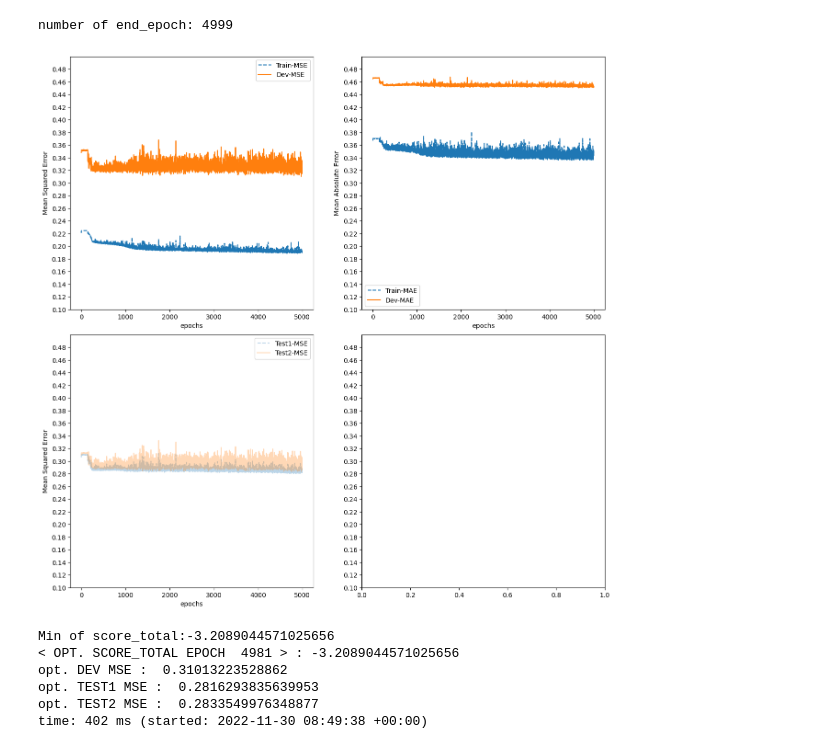
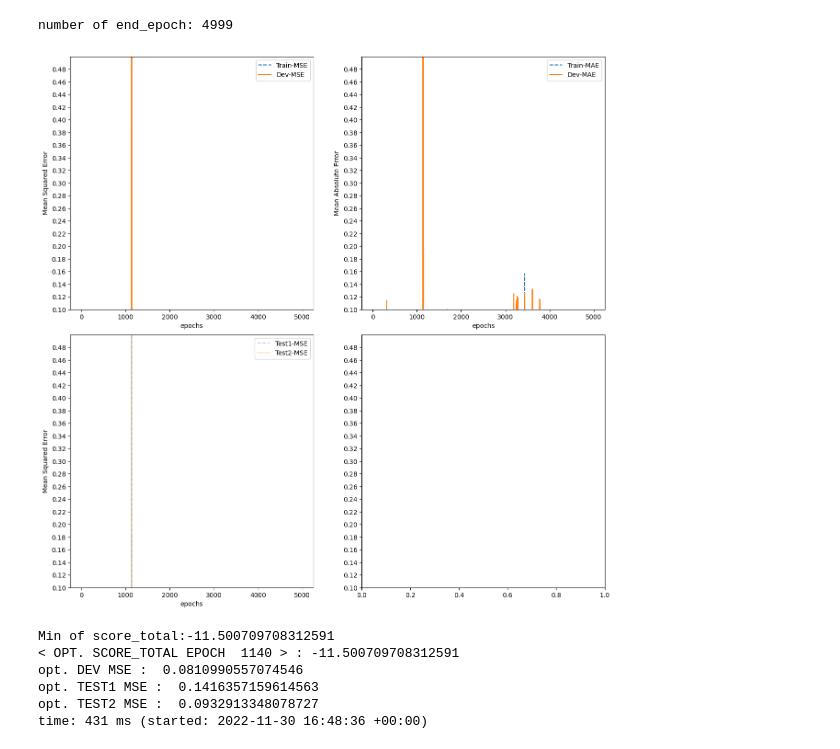
Before and after one commit to theabc50111/ARIMA-LSTM-hybrid-corrcoef-predict, a Jupyter notebook: ywt_library/lstm_weight_evaluation.ipynb, the cells around one changed output. Saved outputs shown, nothing was run; the diff lists cells and outputs as text; code cells hidden in the pictures.

```diff
--- a/ywt_library/lstm_weight_evaluation.ipynb
+++ b/ywt_library/lstm_weight_evaluation.ipynb
@@ -9,7 +9,7 @@ ELBOW = 5
 
 # scores = pd.read_csv("../arima_lstm_hybrid_model_train/results/20220924/Kristian_Senneset_LSTM_hyper_params/sp500_20082017_train_LSTM_evaluation.csv")
 # scores = pd.read_csv("../arima_lstm_hybrid_model_train/results/20221121/sp500_20082017_freq_cluster_test-train_train-kS_hyper_lstm_evaluation.csv")
-scores = pd.read_csv("../arima_lstm_hybrid_model_train/results/sp500_20082017_corr_ser_abs_hrchy_12_cluster-train_train-kS_hyper_lstm_evaluation.csv")
+scores = pd.read_csv("../other_baseline_model/results/20221129/sp500_20082017-train_train-kS_hyper-second_stage_lstm_evaluation.csv")
 mse_columns = ['TRAIN_MSE','DEV_MSE']
 mae_columns = ['TRAIN_MAE','DEV_MAE']
 test_columns = ['TEST1_MSE', 'TEST2_MSE']
@@ -32,37 +32,37 @@ ax2.plot(scores[mae_columns[1]][:end_epoch], label="Dev-MAE")
 ax2.legend()
 ax2.set_xlabel('epochs')
 ax2.set_ylabel('Mean Absolute Error')
 ax3.plot(scores[test_columns[0]][:end_epoch],'--', label="Test1-MSE", alpha=0.3)
 ax3.plot(scores[test_columns[1]][:end_epoch], label="Test2-MSE", alpha=0.3)
 ax3.legend()
 ax3.set_xlabel('epochs')
 ax3.set_ylabel('Mean Squared Error')
 plt.subplots_adjust(wspace=0.2,hspace=0.1)
 plt.show()
 plt.close()
 
 
 
 # score_diff = (scores['DEV_MSE']-scores['TRAIN_MSE'])[ELBOW:]
 # score_sum = (scores['DEV_MSE']+scores['TRAIN_MSE'])[ELBOW:]
 score_diff = (scores['DEV_MSE'] - scores['TRAIN_MSE'])
 score_sum = (scores['DEV_MSE'] + scores['TRAIN_MSE'])
 
 score_diff_norm = (score_diff - np.mean(score_diff))/np.std(score_diff)
 score_sum_norm = (score_sum - np.mean(score_sum))/np.std(score_sum)
 score_total = score_diff_norm + score_sum_norm
 idx = np.argmin(score_total)
 print(f"Min of score_total:{score_total.min()}")
 print('< OPT. SCORE_TOTAL EPOCH ',str(idx+1),'> : '+str(score_total[idx]))
 print('opt. DEV MSE : ',str(scores[mse_columns[1]][idx]))
 print('opt. TEST1 MSE : ',str(scores[test_columns[0]][idx]))
 print('opt. TEST2 MSE : ',str(scores[test_columns[1]][idx]))
 # %% [output]
 number of end_epoch: 4999
-[figure, old version]
+[figure, new version]
-Min of score_total:-3.2089044571025656
-< OPT. SCORE_TOTAL EPOCH  4981 > : -3.2089044571025656
-opt. DEV MSE :  0.31013223528862
-opt. TEST1 MSE :  0.2816293835639953
-opt. TEST2 MSE :  0.2833549976348877
-time: 402 ms (started: 2022-11-30 08:49:38 +00:00)
+Min of score_total:-11.500709708312591
+< OPT. SCORE_TOTAL EPOCH  1140 > : -11.500709708312591
+opt. DEV MSE :  0.0810990557074546
+opt. TEST1 MSE :  0.1416357159614563
+opt. TEST2 MSE :  0.0932913348078727
+time: 431 ms (started: 2022-11-30 16:48:36 +00:00)
```
Also changed, not shown: parts of 1 cell of this notebook, 22 other files.
